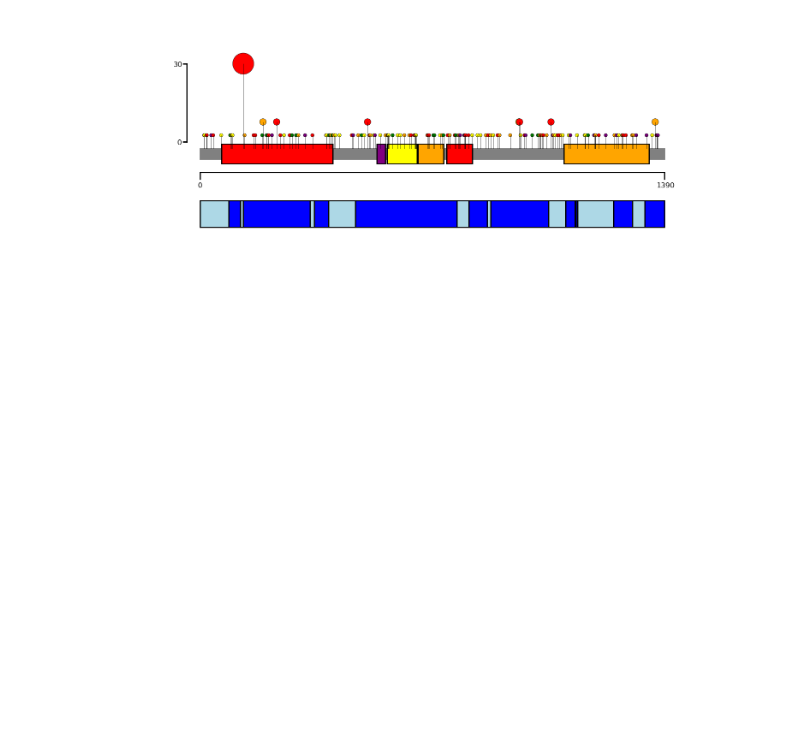
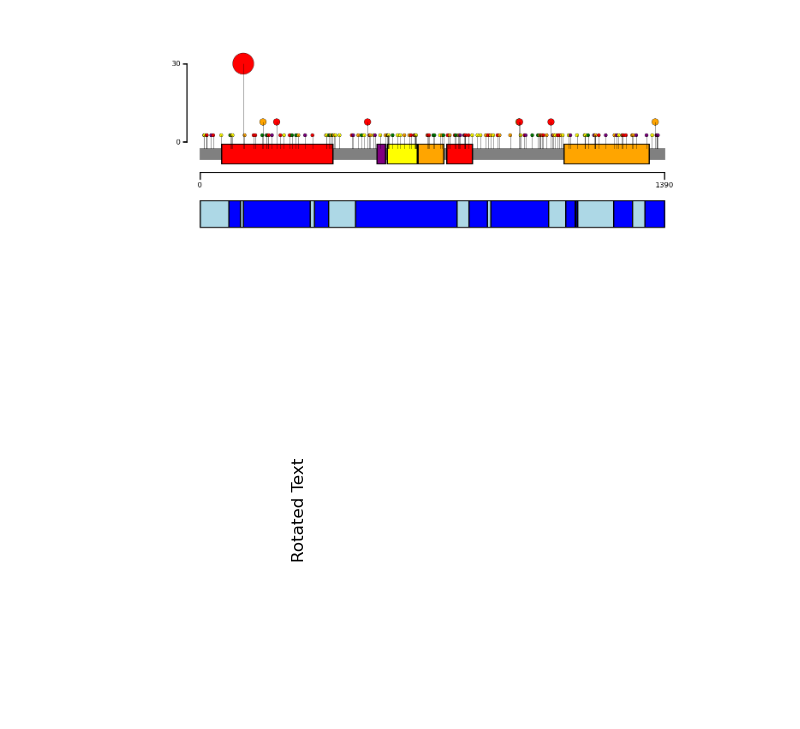
Before and after one commit to BIH-CEI/genophenocorr, a Jupyter notebook: src/genophenocorr/view/test_draw_variants.ipynb, the cells around one changed output. Cells and saved outputs as stored; diff of their text form; code cells hidden in the pictures; blank space fills up the shorter version.

```diff
--- a/src/genophenocorr/view/test_draw_variants.ipynb
+++ b/src/genophenocorr/view/test_draw_variants.ipynb
@@ -135,3 +120,20 @@ markers = np.concatenate((np.random.randint(0, 1390, 150), np.array([130]*30)))
 draw_fig(limits, protein_limits, markers)
 # %% [output]
 [figure]
+# %%
+import matplotlib.pyplot as plt
+
+# Create a plot
+plt.figure(figsize=(5, 5))
+
+# Set the text and rotate it by 90 degrees
+text = "Rotated Text"
+plt.text(0.5, 0.5, text, rotation=90, fontsize=12, ha='center', va='center')
+
+# Set plot limits and display
+plt.xlim(0, 1)
+plt.ylim(0, 1)
+plt.axis('off')  # Turn off axis for demonstration purposes
+plt.show()
+# %% [output]
+[figure, added]
```
Also changed, not shown: parts of 2 cells of this notebook.
